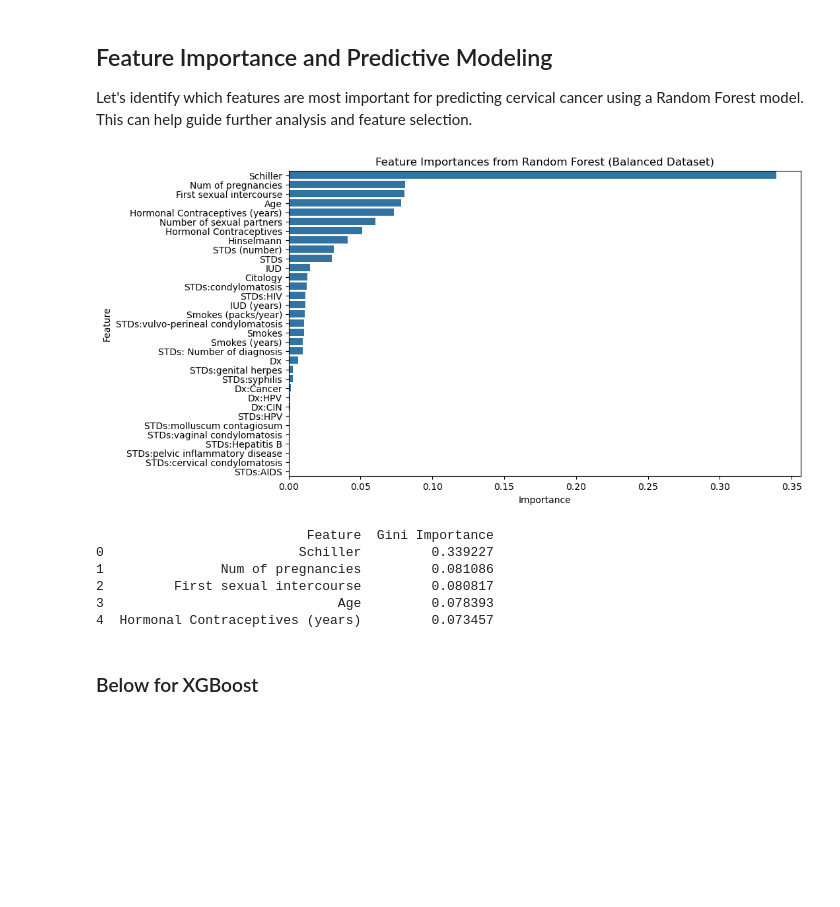
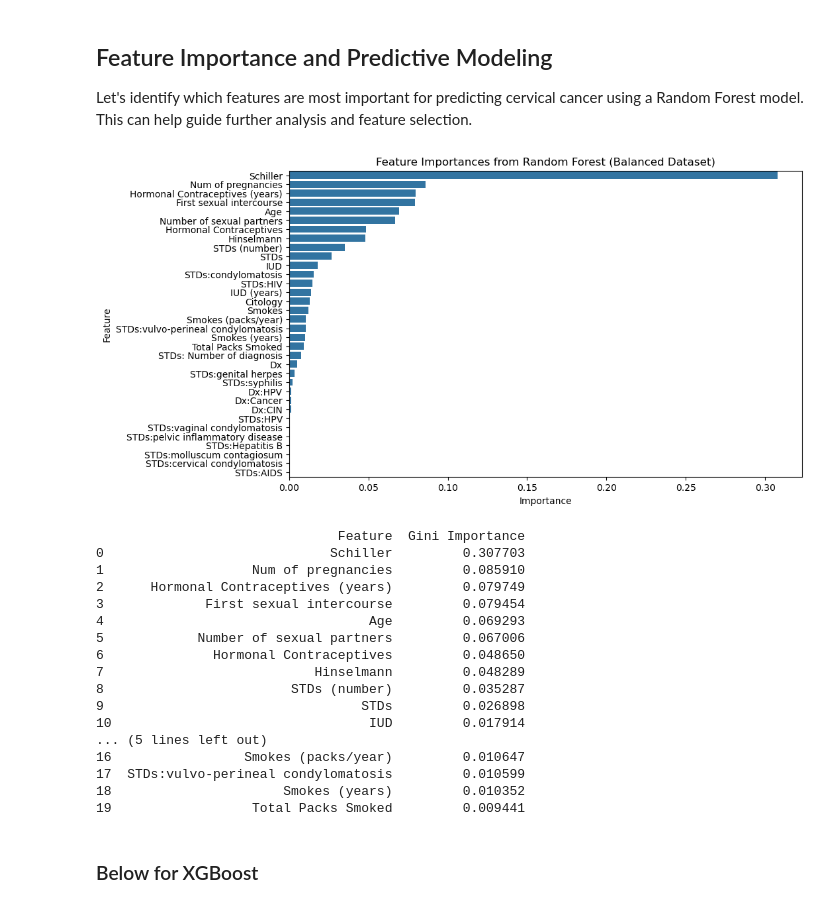
Before and after one commit to natsirt04/BioHackathon-2025, a Jupyter notebook: cervical_cancer.ipynb, the cells around one changed output. Saved outputs shown, nothing was run; the diff lists cells and outputs as text; code cells hidden in the pictures; blank space fills up the shorter version.

```diff
--- a/cervical_cancer.ipynb
+++ b/cervical_cancer.ipynb
@@ -129,0 +132,2 @@ Other numeric columns: ['Age', 'Number of sexual partners', 'First sexual interc
+# %%
+df['Total Packs Smoked'] = df['Smokes'] * df['Smokes (packs/year)']
@@ -190,36 +208,47 @@ Let's identify which features are most important for predicting cervical cancer
 # %%
 X = df.drop('Biopsy', axis=1).select_dtypes(include=[np.number])
 y = df['Biopsy']
 
 X_train, X_test, y_train, y_test = smote_train_test_split(X, y, test_size=0.2)
 
 rf = RandomForestClassifier(random_state=42)
 rf.fit(X_train, y_train)
 
 importances = rf.feature_importances_
 indices = np.argsort(importances)[::-1]
 feature_names = X.columns
 
 plt.figure(figsize=(10, 6))
 sns.barplot(x=importances[indices], y=feature_names[indices])
 plt.title('Feature Importances from Random Forest (Balanced Dataset)')
 plt.xlabel('Importance')
 plt.ylabel('Feature')
 plt.show()
 
 feature_imp_df = pd.DataFrame({
     'Feature': feature_names[indices],
     'Gini Importance': importances[indices]
-}).head(5)
+}).head(20)
 print(feature_imp_df)
 # %% [output]
-[figure, old version]
+[figure, new version]
-                           Feature  Gini Importance
-0                         Schiller         0.339227
-1               Num of pregnancies         0.081086
-2         First sexual intercourse         0.080817
-3                              Age         0.078393
-4  Hormonal Contraceptives (years)         0.073457
+                               Feature  Gini Importance
+0                             Schiller         0.307703
+1                   Num of pregnancies         0.085910
+2      Hormonal Contraceptives (years)         0.079749
+3             First sexual intercourse         0.079454
+4                                  Age         0.069293
+5            Number of sexual partners         0.067006
+6              Hormonal Contraceptives         0.048650
+7                           Hinselmann         0.048289
+8                        STDs (number)         0.035287
+9                                 STDs         0.026898
+10                                 IUD         0.017914
+... (5 lines left out)
+16                 Smokes (packs/year)         0.010647
+17  STDs:vulvo-perineal condylomatosis         0.010599
+18                      Smokes (years)         0.010352
+19                  Total Packs Smoked         0.009441
 # %% [markdown]
 ### Below for XGBoost
 # %%
```
Also changed, not shown: parts of 10 cells of this notebook.
